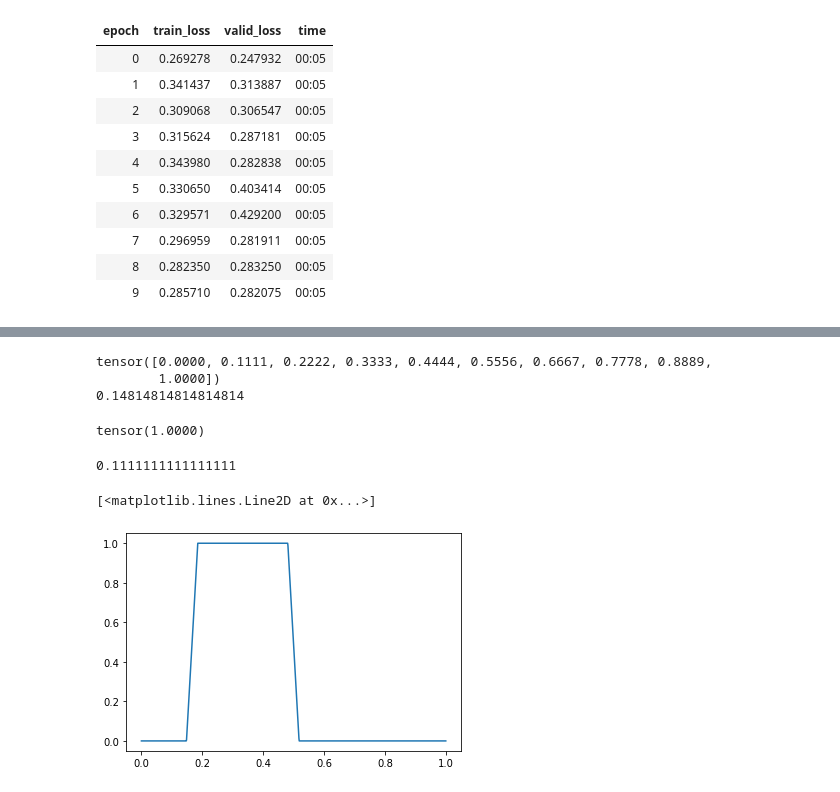
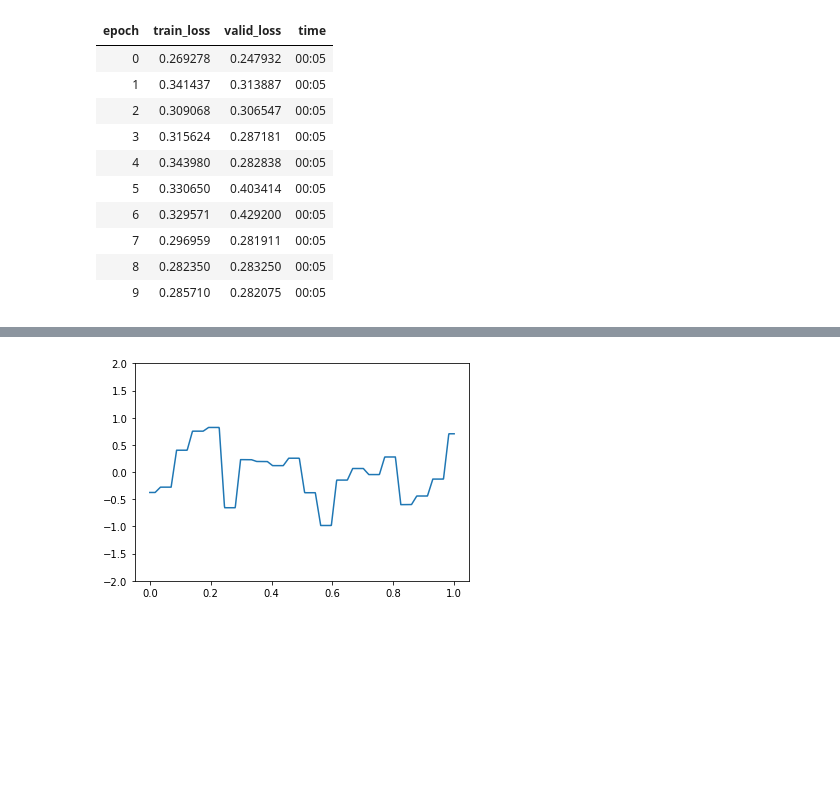
Before and after one commit to slawekslex/dl_experiments, a Jupyter notebook: misc/bars.ipynb, the cells around one changed output, grey strips where cells are left out. Saved outputs shown, nothing was run; the diff lists cells and outputs as text; code cells hidden in the pictures; blank space fills up the shorter version.

```diff
--- a/misc/bars.ipynb
+++ b/misc/bars.ipynb
@@ -172,37 +134,0 @@ plt.plot(bx, bm(bx).detach())
-# %%
-def br(x, c,w, h):
-    dist = torch.abs(x-c)
-    r = 2 * h * ( 1 - 2 * dist / w)
-    return r.clamp(0,h)
-
-def baricade(x,n,h):
-    c = torch.linspace(0,1,n)
-    d = 1/(n-1)
-    w = 4 * d / 3
-    res =0
-    print(c)
-    print(w)
-    for i in range(n):
-        res += br(x, c[i], w, h)
-    return res
-
-#bx = torch.linspace(0,1,1000)
-#by = torch.tensor([baricade(x,10,1) for x in bx])
-#plt.plot(bx, by)
-baricade(.5, 10, 1)
-# %% [output]
-tensor([0.0000, 0.1111, 0.2222, 0.3333, 0.4444, 0.5556, 0.6667, 0.7778, 0.8889,
-        1.0000])
-0.14814814814814814
-tensor(1.0000)
-# %%
-baricade(0,10, 1)
-# %% [output]
-0.1111111111111111
-# %%
-bx = torch.linspace(0,1,1000)
-by = torch.tensor([br(x, 0.222,.148,1)+br(x, 0.333,.148,1)+br(x, 0.444,.148,1) for x in bx])
-plt.plot(bx, by)
-# %% [output]
-[<matplotlib.lines.Line2D at 0x...>]
-[figure, removed]
@@ -211,3 +135,14 @@ learn = Learner(dls,bm, loss_func=nn.MSELoss() , cbs = ShowChart(x,y))
+# %%
+bm = BarModule(20)
+learn = Learner(dls,bm, loss_func=nn.MSELoss() )#, cbs = ShowChart(x,y))
+
+bx = torch.linspace(0,1,1000)
+by = bm(bx).detach()
+plt.plot(bx, by)
+plt.ylim(-2,2)
+plt.show()
+# %% [output]
+[figure, added]
 # %%
 learn.lr_find()
 # %% [output]
```
Also changed, not shown: parts of 14 cells of this notebook.
